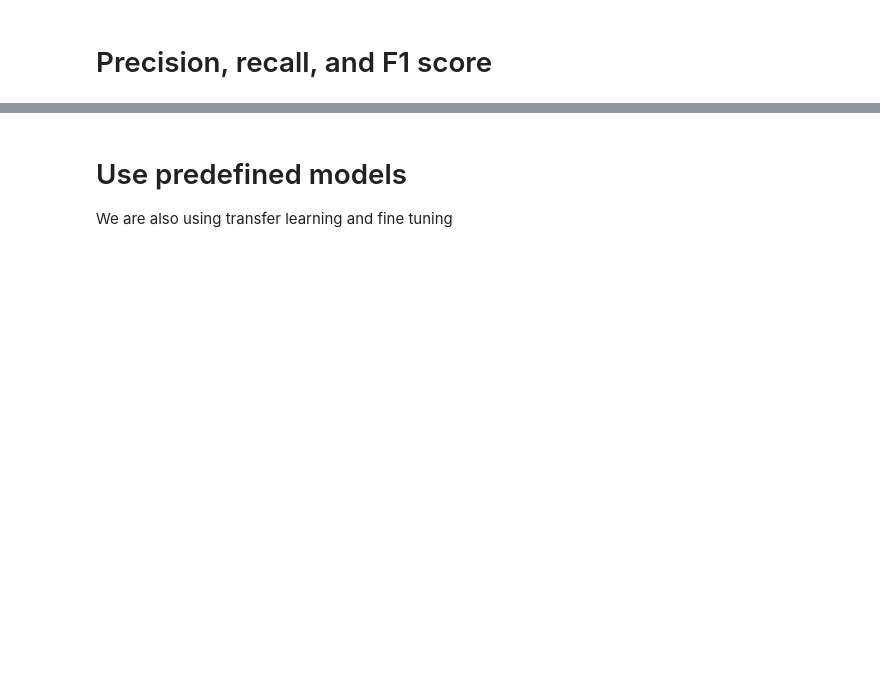
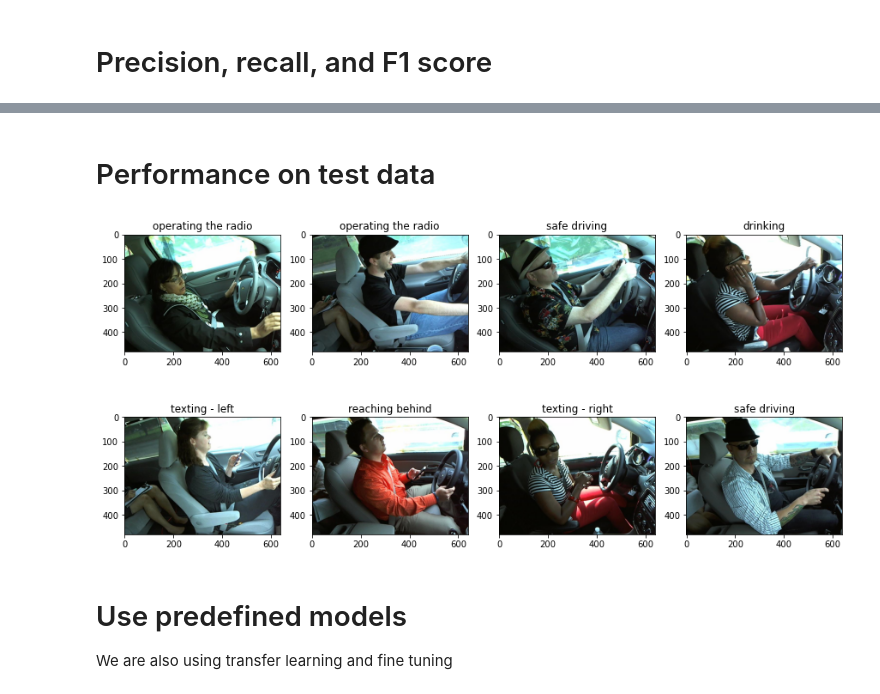
Before and after one commit to asebaq/distraction-detection, a Jupyter notebook: Distraction detection project-2.ipynb, the cells around one changed output, grey strips where cells are left out. Saved outputs shown, nothing was run; the diff lists cells and outputs as text; code cells hidden in the pictures; blank space fills up the shorter version.

```diff
--- a/Distraction detection project-2.ipynb
+++ b/Distraction detection project-2.ipynb
@@ -478,3 +537,45 @@ F1 score: 0.88
+# %% [markdown]
+# Performance on test data
+# %%
+classes = {"c0": "safe driving",
+           "c1": "texting - right",
+           "c2": "talking on the phone - right",
+           "c3": "texting - left",
+           "c4": "talking on the phone - left",
+           "c5": "operating the radio",
+           "c6": "drinking",
+           "c7": "reaching behind",
+           "c8": "hair and makeup",
+           "c9": "talking to passenger"
+          }
+
+# A function to load and resize the image
+def path_to_tensor(img_path):
+    # loads RGB image as PIL.Image.Image type
+    img = image.load_img(img_path, target_size= (64, 64))
+    # convert PIL.Image.Image type to 3D tensor with shape (224, 224, 3)
+    x = image.img_to_array(img)
+    # convert 3D tensor to 4D tensor with shape (1, 224, 224, 3) and return 4D tensor
+    return np.expand_dims(x, axis=0)
+
+
+plt.figure(figsize=(15, 15))
+for i, img_path in data_test.iterrows():
+    img_path = img_path.values[0]
+    img = image.load_img(img_path)
+    ax = plt.subplot(int(f"44{i+1}"))
+    ax.margins(0.05)
+    ax.imshow(img)
+    img_tensor = path_to_tensor(img_path).astype('float32')/255
+    label = np.argmax(model.predict(img_tensor))
+    label = classes[labels_list[label]]
+    ax.set_title(label)
+    if i > 6:
+        break
+plt.savefig(os.path.join(MODEL_PATH, "basic_model_aug_test_samples.png"))
+plt.show()
+# %% [output]
+[figure, added]
 # %% [markdown]
 # Use predefined models
 We are also using transfer learning and fine tuning
```
Also changed, not shown: parts of 30 cells of this notebook, 23 other files.
